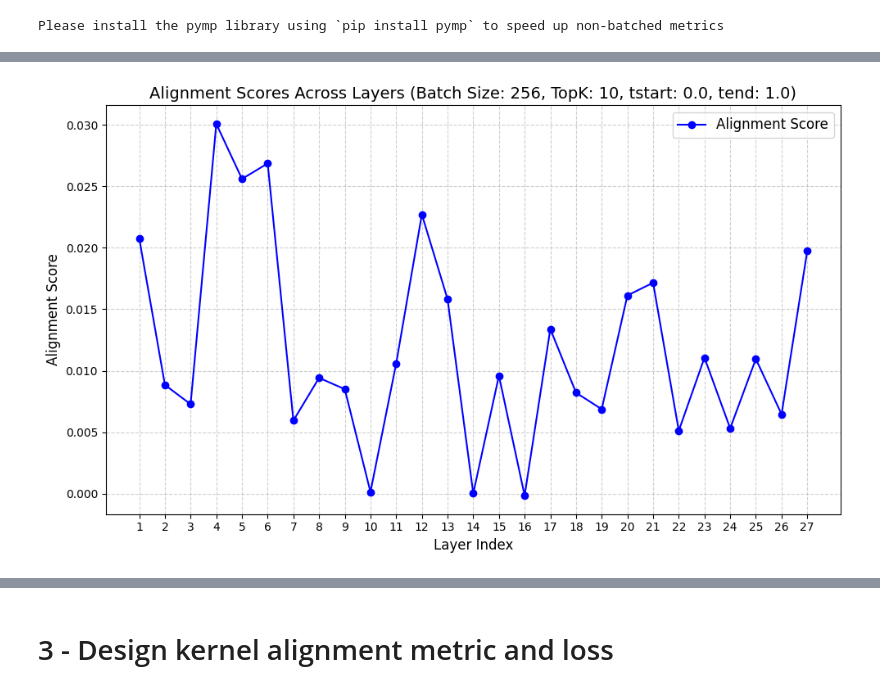
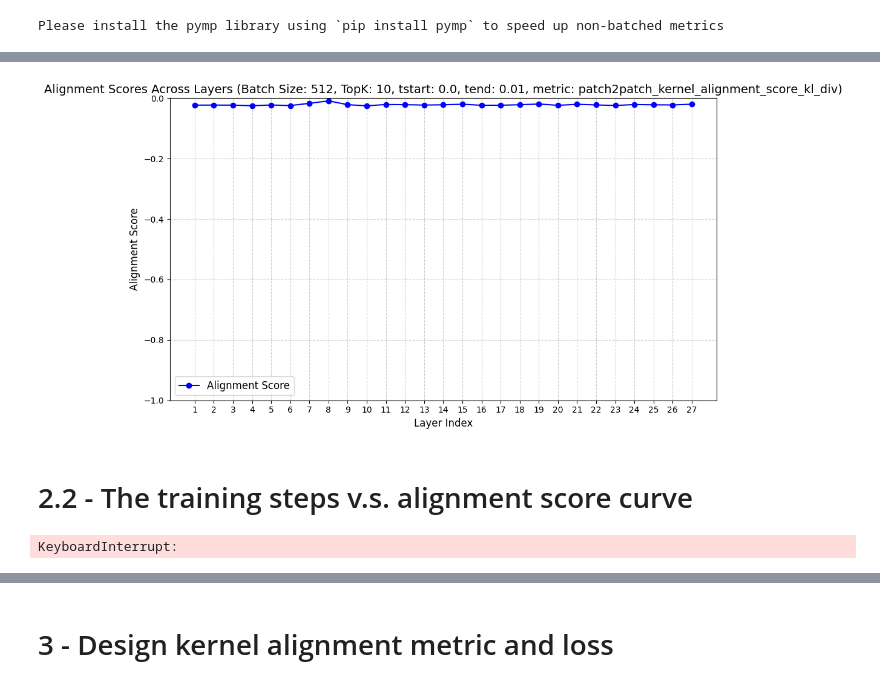
Before and after one commit to xingjianleng/REPA, a Jupyter notebook: notebooks/repa-analysis-lengx.ipynb, the cells around one changed output, grey strips where cells are left out. Saved outputs shown, nothing was run; the diff lists cells and outputs as text; code cells hidden in the pictures.

```diff
--- a/notebooks/repa-analysis-lengx.ipynb
+++ b/notebooks/repa-analysis-lengx.ipynb
@@ -88,6 +88,8 @@ model = SiT_models[args.model](
 # Auto-download a pre-trained model or load a custom SiT checkpoint from train.py:
 ckpt_path = args.ckpt
 state_dict = torch.load(ckpt_path, map_location=f'{device}')#['ema']
+if "model" in state_dict:
+    state_dict = state_dict["model"]
 model.load_state_dict(state_dict)
 model.eval()  # important!
 
@@ -389,7 +395,7 @@ def get_batch_features(
     latents_bias = torch.tensor([0.0]*4).view(1,4,1,1).to(device)
 
     # Get one batch
-    temp_loader = DataLoader(train_dataset, batch_size=batch_size, shuffle=True, num_workers=2, pin_memory=True)
+    temp_loader = DataLoader(train_dataset, batch_size=batch_size, shuffle=True, num_workers=4, pin_memory=True)
     raw_image, x, y = next(iter(temp_loader))
     raw_image = raw_image.to(device)
     x = x.squeeze(dim=1).to(device)
@@ -424,8 +430,8 @@ def get_batch_features(
         model_target = d_alpha_t * x + d_sigma_t * noises
 
         # Forward pass through the model to get zs_tilde and predictions
-        # model_output, zs_tilde, _ = model(model_input, time_input.flatten(), y=labels, use_projection=use_projection)
-        model_output, zs_tilde = model(model_input, time_input.flatten(), y=labels, use_projection=use_projection)
+        model_output, zs_tilde, _ = model(model_input, time_input.flatten(), y=labels, use_projection=use_projection)
+        # model_output, zs_tilde = model(model_input, time_input.flatten(), y=labels, use_projection=use_projection)
 
     return {
         "raw_image": raw_image,
@@ -443,6 +449,8 @@ model.encoder_depth = args.encoder_depth
 total_bs = 256
 bs = 8
 features = {}
+t_start = 0.499
+t_end = 0.501
 
 
 for _ in range(total_bs // bs):
@@ -453,11 +461,12 @@ for _ in range(total_bs // bs):
         encoder_types=encoder_types,
         architectures=architectures,
         train_dataset=train_dataset,
+        use_projection=False,  # <-- we shouldn't use the projection head here...
         loss_fn=loss_fn,
         device=device,
         batch_size=bs,
-        t_start=0.,
-        t_end=1.,
+        t_start=t_start,
+        t_end=t_end,
     )
     for k, v in feats.items():
         if k not in features:
@@ -573,17 +599,23 @@ import matplotlib.pyplot as plt
 from tqdm import tqdm
 
 # hyperparams
-batch_size=256
+batch_size=512
 topk=10
 layer_start=1
 layer_end=28
 use_projection = False
-t_start = 0.
-t_end = 1.
+t_start = 0.0
+t_end = 0.01
+# metrics = "cknna"
+# metrics = "sample2sample_kernel_alignment_score"
+# metrics = "patch2patch_kernel_alignment_score"
+# metrics = "sample2sample_kernel_alignment_score_kl_div"
+# metrics = "patch2patch_kernel_alignment_score_kl_div"
+metrics = ",".join(["cknna", "sample2sample_kernel_alignment_score", "patch2patch_kernel_alignment_score", "sample2sample_kernel_alignment_score_kl_div", "patch2patch_kernel_alignment_score_kl_div"])
 
 alignment_scores = []
 # Compute alignment scores with tqdm for progress
 for layer_idx in tqdm(range(layer_start,layer_end), desc="Computing Alignment Scores"):
-    score = get_alignment_score(layer_idx=layer_idx, batch_size=batch_size, topk=topk, use_projection=use_projection, t_start=t_start, t_end=t_end,)
+    score = get_alignment_score(model, layer_idx=layer_idx, batch_size=batch_size, topk=topk, use_projection=use_projection, t_start=t_start, t_end=t_end, small_bs=8, metrics=metrics)
     alignment_scores.append(score)
 # %% [output]
@@ -621,15 +659,22 @@ alignment_scores
 # %%
 # Plot the alignment scores
+# metric = "cknna"
+# metric = "sample2sample_kernel_alignment_score"
+# metric = "patch2patch_kernel_alignment_score"
+# metric = "sample2sample_kernel_alignment_score_kl_div"
+metric = "patch2patch_kernel_alignment_score_kl_div"
 plt.figure(figsize=(10, 6))
-plt.plot(range(layer_start,layer_end), alignment_scores, marker='o', linestyle='-', color='b', label='Alignment Score')
-plt.title(f"Alignment Scores Across Layers (Batch Size: {batch_size}, TopK: {topk}, tstart: {t_start}, tend: {t_end})", fontsize=14)
+plt.plot(range(layer_start,layer_end), -np.array([elem[metric] for elem in alignment_scores]), marker='o', linestyle='-', color='b', label='Alignment Score')
+plt.title(f"Alignment Scores Across Layers (Batch Size: {batch_size}, TopK: {topk}, tstart: {t_start}, tend: {t_end}, metric: {metric})", fontsize=14)
 plt.xlabel("Layer Index", fontsize=12)
 plt.ylabel("Alignment Score", fontsize=12)
-# plt.ylim(0, 1)
+plt.ylim(-1, 0)
 plt.xticks(range(layer_start, layer_end, 1))
 plt.grid(True, linestyle='--', alpha=0.6)
 plt.legend(fontsize=12)
 plt.tight_layout()
 plt.show()
 # %% [output]
-[figure, old version]
+[figure, new version]
+# %% [markdown]
+# 2.2 - The training steps v.s. alignment score curve
@@ -635,0 +694,25 @@ plt.show()
+# %%
+batch_size = 512
+layer_start = 4
+layer_end = 20
+topk = 10
+use_projection = False
+t_start = 0.499
+t_end = 0.501
+metrics = "cknna"
+
+max_alignment_score, max_alignment_score_pos = get_max_alignment_across_layers(
+    model=model,
+    batch_size=batch_size,
+    layer_start=layer_start,
+    layer_end=layer_end,
+    topk=topk,
+    use_projection=use_projection,
+    t_start=t_start,
+    t_end=t_end,
+    metrics=metrics
+)
+
+print(f"Max alignment score: {max_alignment_score:.4f} @ layer {max_alignment_score_pos}")
+# %% [output]
+KeyboardInterrupt:
```
Also changed, not shown: parts of 13 cells of this notebook, 1 other file.
